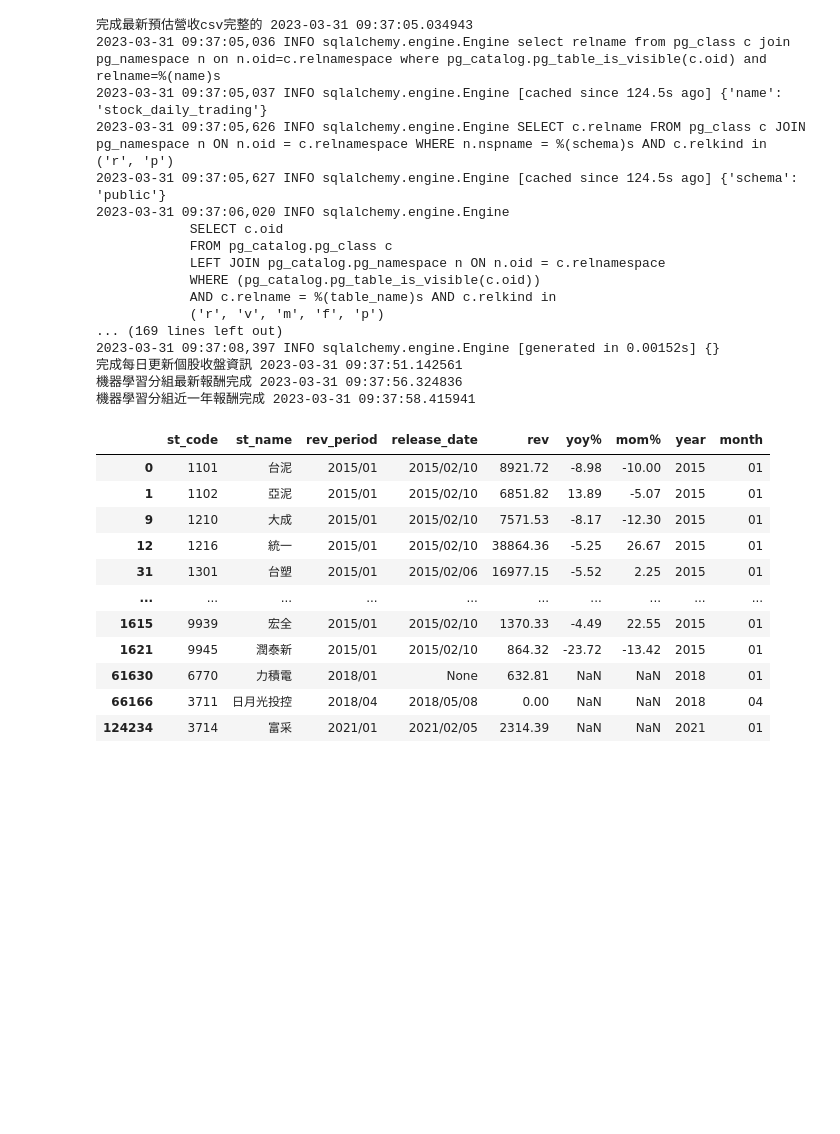
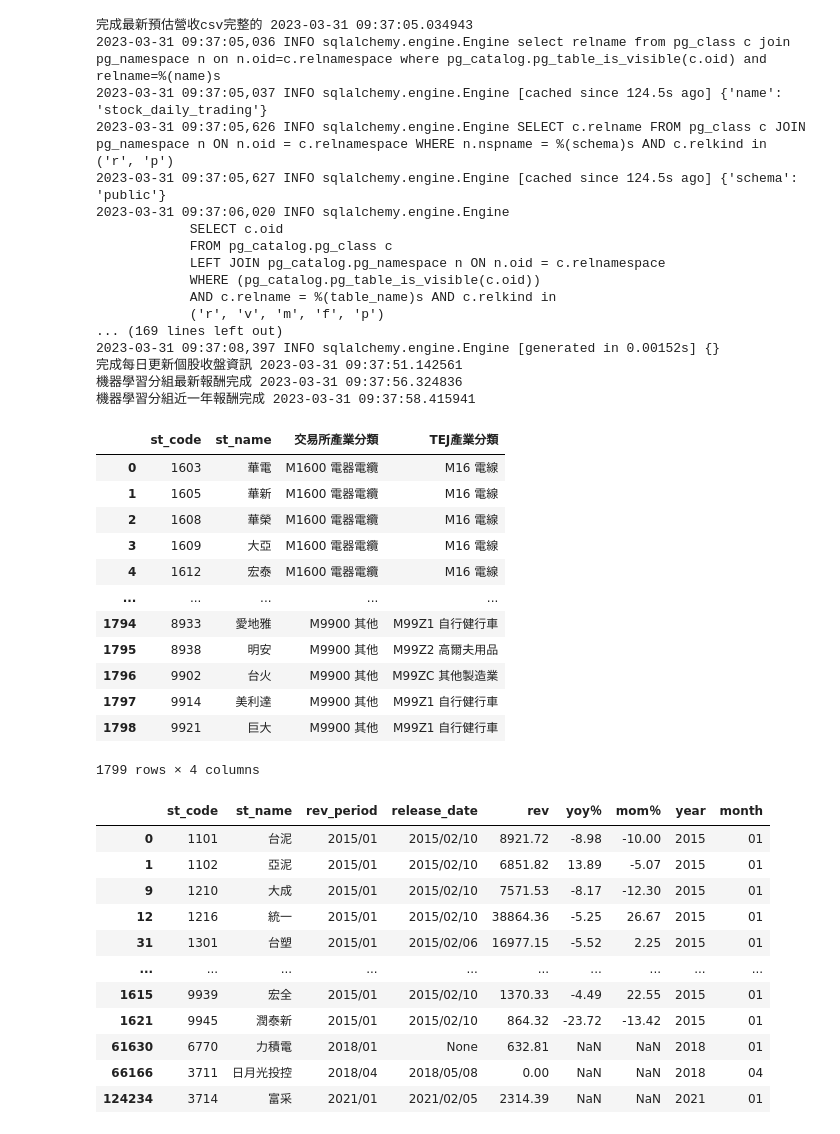
Before and after one commit to Cyu41/Revenue, a Jupyter notebook: Predict_REV/Untitled.ipynb, the cells around one changed output. Cells and saved outputs as stored; diff of their text form; code cells hidden in the pictures; blank space fills up the shorter version.

```diff
--- a/Predict_REV/Untitled.ipynb
+++ b/Predict_REV/Untitled.ipynb
@@ -333,6 +333,22 @@ print('機器學習分組近一年報酬完成', datetime.datetime.now())
 完成每日更新個股收盤資訊 2023-03-31 09:37:51.142561
 機器學習分組最新報酬完成 2023-03-31 09:37:56.324836
 機器學習分組近一年報酬完成 2023-03-31 09:37:58.415941
+# %%
+industry
+# %% [output]
+|  | st_code | st_name | 交易所產業分類 | TEJ產業分類 |
+| 0 | 1603 | 華電 | M1600 電器電纜 | M16 電線 |
+| 1 | 1605 | 華新 | M1600 電器電纜 | M16 電線 |
+| 2 | 1608 | 華榮 | M1600 電器電纜 | M16 電線 |
+| 3 | 1609 | 大亞 | M1600 電器電纜 | M16 電線 |
+| 4 | 1612 | 宏泰 | M1600 電器電纜 | M16 電線 |
+| ... | ... | ... | ... | ... |
+| 1794 | 8933 | 愛地雅 | M9900 其他 | M99Z1 自行健行車 |
+| 1795 | 8938 | 明安 | M9900 其他 | M99Z2 高爾夫用品 |
+| 1796 | 9902 | 台火 | M9900 其他 | M99ZC 其他製造業 |
+| 1797 | 9914 | 美利達 | M9900 其他 | M99Z1 自行健行車 |
+| 1798 | 9921 | 巨大 | M9900 其他 | M99Z1 自行健行車 |
+1799 rows × 4 columns
 # %%
 st_future['日期'].drop_duplicates().tail(1).values[0]
 db[db.st_code.isin(st_future[st_future['日期'] == st_future['日期'].drop_duplicates().tail(1).values[0]].st_code.sort_values())].drop_duplicates('st_code')
```
Also changed, not shown: 1 other file.
